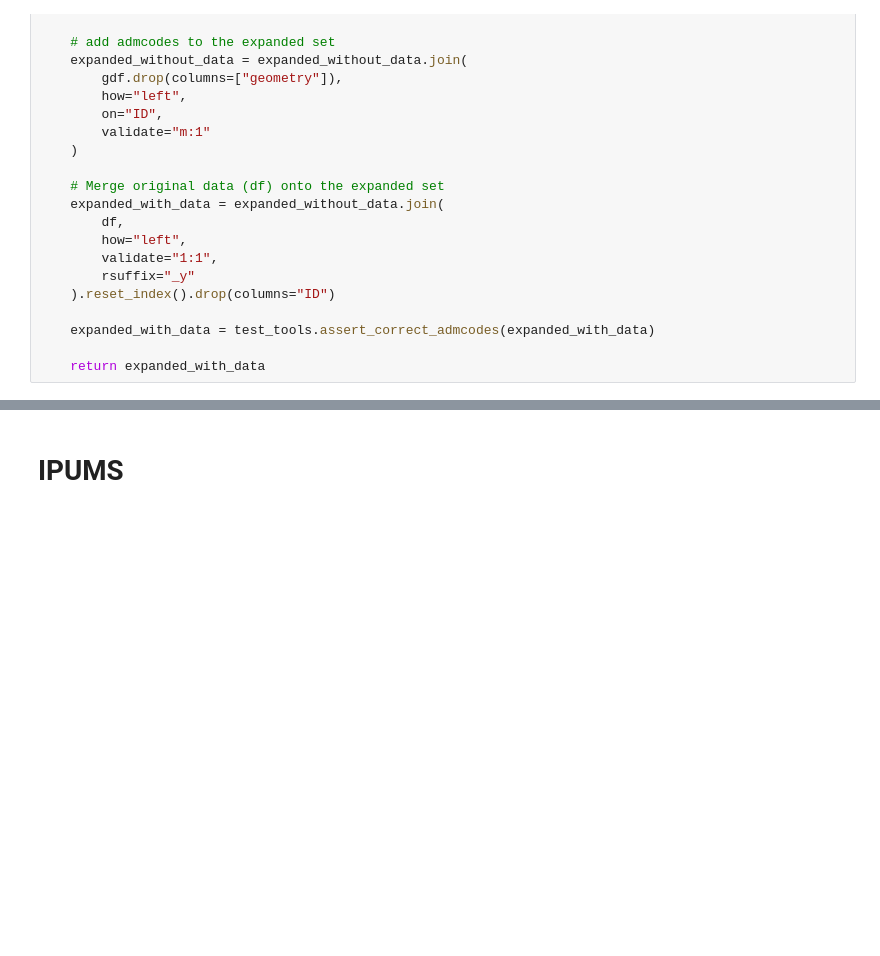
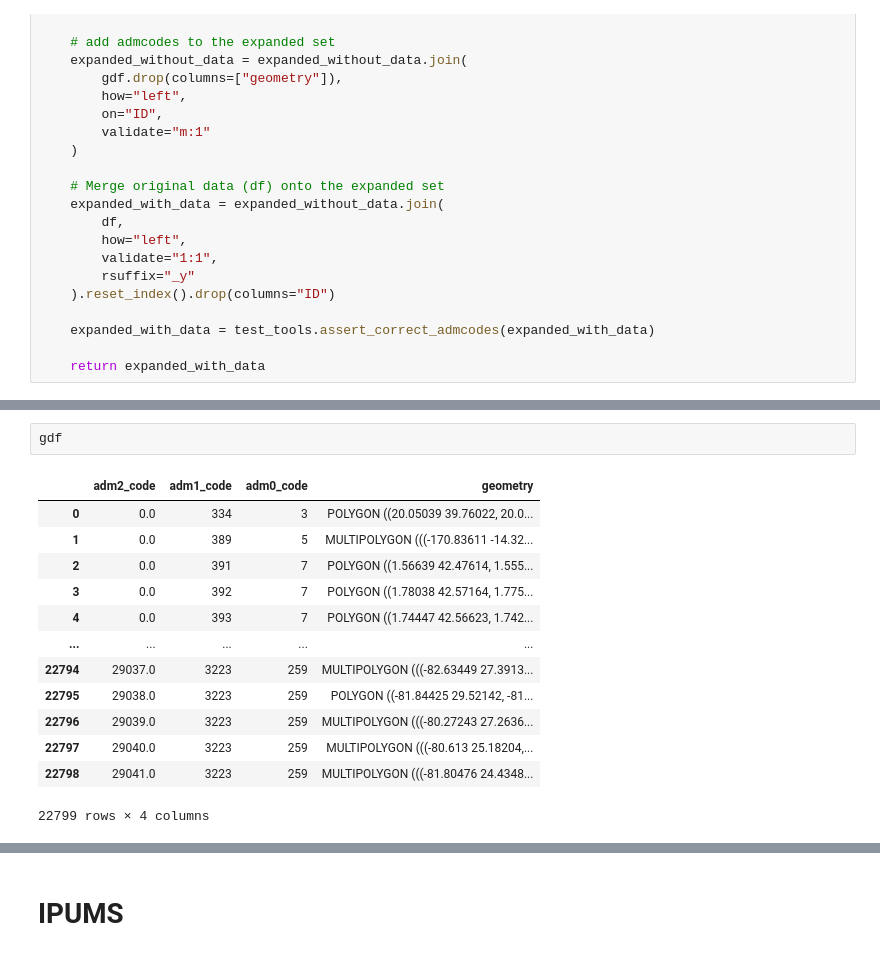
Before and after one commit to Queeno11/CLIENT-v2, a Jupyter notebook: 06_bases_webpage.ipynb, the cells around one changed output, grey strips where cells are left out. Drawn from its saved outputs; the diff is of its cells as text; blank space fills up the shorter version.

```diff
--- a/06_bases_webpage.ipynb
+++ b/06_bases_webpage.ipynb
@@ -129,0 +199,16 @@ for shock in ["floods", "drought", "hurricanes", "intenserain", "heatwaves", "co
+# %%
+gdf
+# %% [output]
+|  | adm2_code | adm1_code | adm0_code | geometry |
+| 0 | 0.0 | 334 | 3 | POLYGON ((20.05039 39.76022, 20.0... |
+| 1 | 0.0 | 389 | 5 | MULTIPOLYGON (((-170.83611 -14.32... |
+| 2 | 0.0 | 391 | 7 | POLYGON ((1.56639 42.47614, 1.555... |
+| 3 | 0.0 | 392 | 7 | POLYGON ((1.78038 42.57164, 1.775... |
+| 4 | 0.0 | 393 | 7 | POLYGON ((1.74447 42.56623, 1.742... |
+| ... | ... | ... | ... | ... |
+| 22794 | 29037.0 | 3223 | 259 | MULTIPOLYGON (((-82.63449 27.3913... |
+| 22795 | 29038.0 | 3223 | 259 | POLYGON ((-81.84425 29.52142, -81... |
+| 22796 | 29039.0 | 3223 | 259 | MULTIPOLYGON (((-80.27243 27.2636... |
+| 22797 | 29040.0 | 3223 | 259 | MULTIPOLYGON (((-80.613 25.18204,... |
+| 22798 | 29041.0 | 3223 | 259 | MULTIPOLYGON (((-81.80476 24.4348... |
+22799 rows × 4 columns
```
Also changed, not shown: parts of 14 cells of this notebook, 3 other files.
